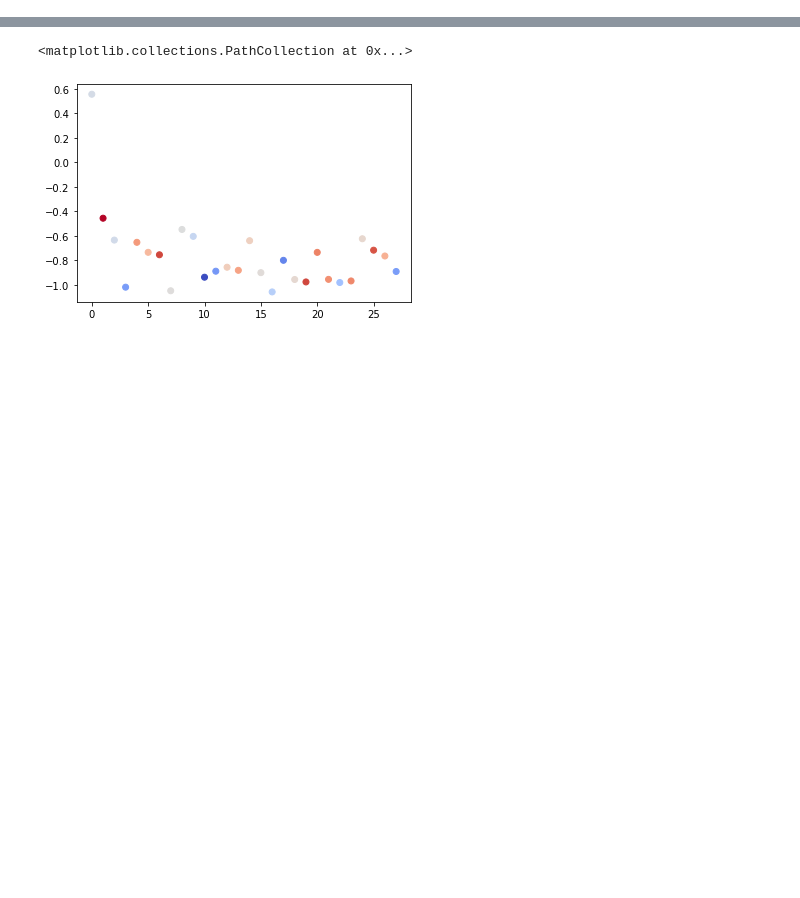
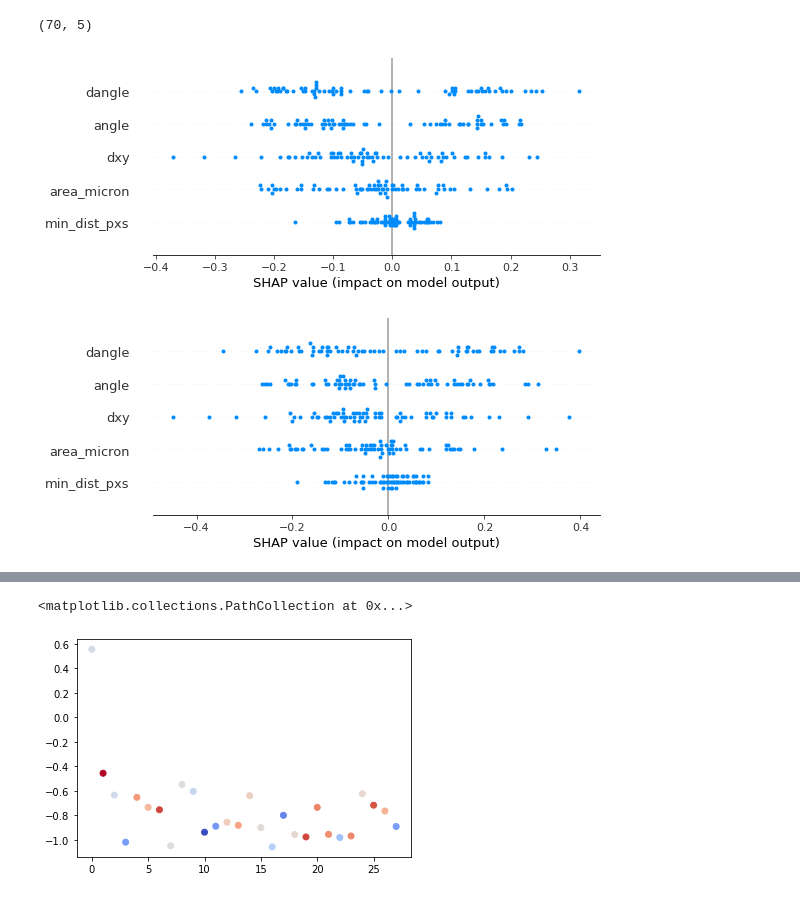
Before and after one commit to redchuk/n_track_ML, a Jupyter notebook: scripts/tsc/shap_inceptiontime.ipynb, the cells around one changed output, grey strips where cells are left out. Saved outputs shown, nothing was run; the diff lists cells and outputs as text; code cells hidden in the pictures; blank space fills up the shorter version.

```diff
--- a/scripts/tsc/shap_inceptiontime.ipynb
+++ b/scripts/tsc/shap_inceptiontime.ipynb
@@ -81,5 +105,16 @@ print(shap_values[0][0][0].shape) # time points
 (5, 28)
 (28,)
+# %%
+%matplotlib inline
+shap_sums_time_d = np.sum(shap_values_deep[0], axis=(2))
+shap_sums_time_g = np.sum(shap_values_grad[0], axis=(2))
+print(shap_sums_time_d.shape)
+shap.summary_plot(shap_sums_time_d, feature_names.values)
+shap.summary_plot(shap_sums_time_g, feature_names.values)
+# %% [output]
+(70, 5)
+[figure, added]
+[figure, added]
 # %%
 shap_values[0][0][0]
 # %% [output]
```
Also changed, not shown: parts of 22 cells of this notebook.
